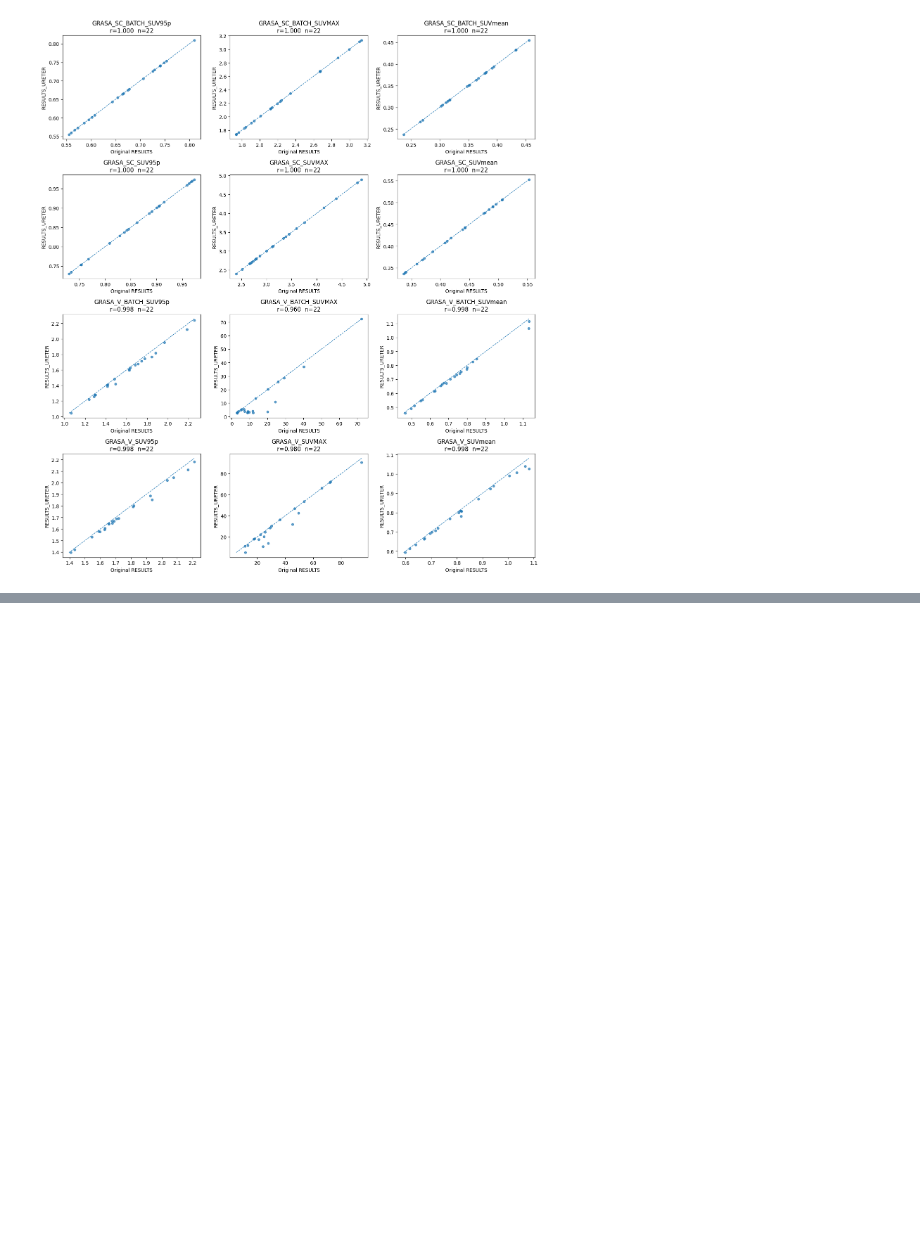
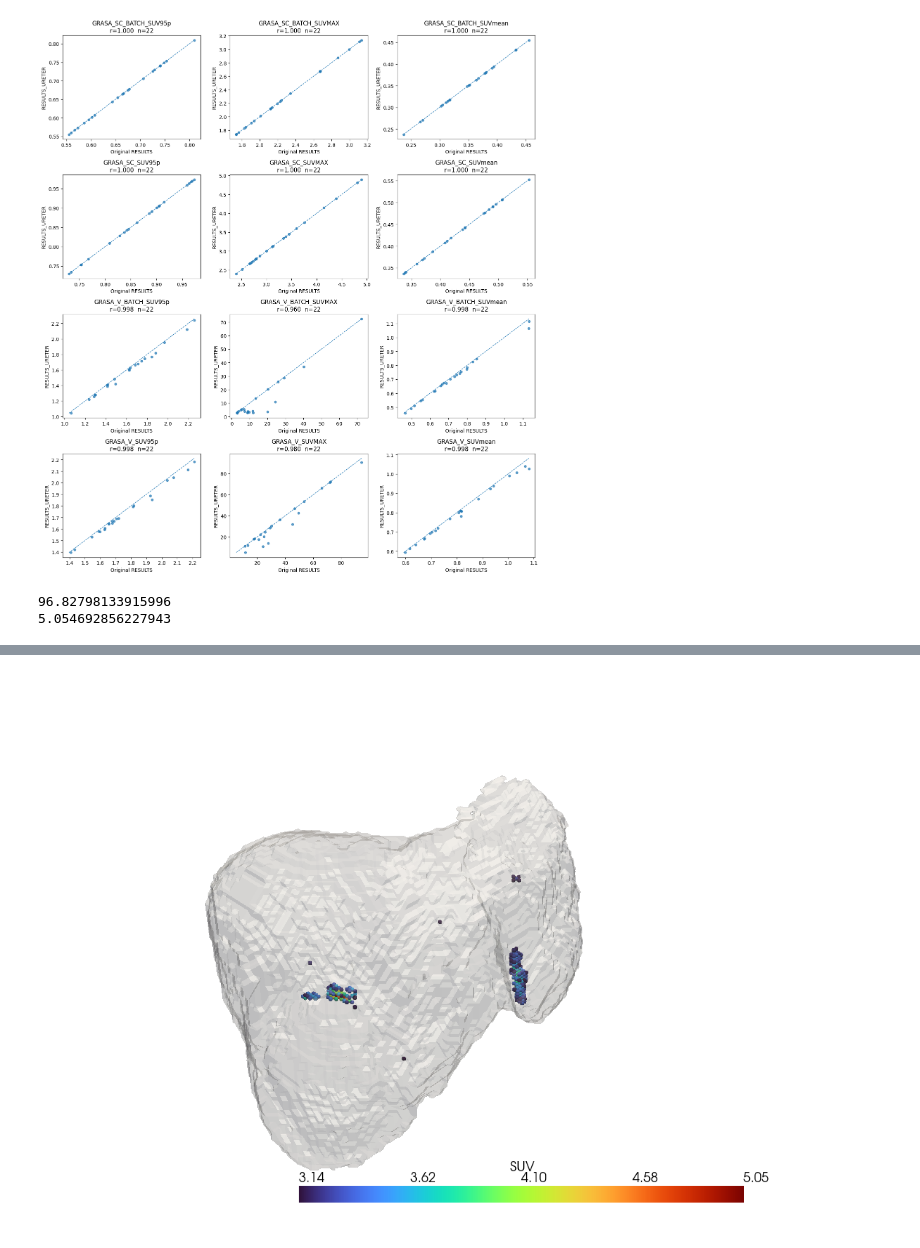
Before and after one commit to CNIC-Neuroimaging/Nvitk, a Jupyter notebook: notebooks/exploration/pesafat-pieplines/corr_no_ureter.ipynb, the cells around one changed output, grey strips where cells are left out. Cells and saved outputs as stored; diff of their text form; code cells hidden in the pictures; blank space fills up the shorter version.

Commit message:
SUV Hotspots

```diff
--- a/notebooks/exploration/pesafat-pieplines/corr_no_ureter.ipynb
+++ b/notebooks/exploration/pesafat-pieplines/corr_no_ureter.ipynb
@@ -156,3 +156,22 @@ df_cmp = load_ctpet_fat_suv_measurements(
 plot_ctpet_fat_suv_correlations(df_cmp)
 # %% [output]
 [figure]
+# %%
+from nvitk.measure.suv import suv_image
+from nvitk.transform.resampling import resample_mask_to_pet
+from nvitk.viz import show_suv_hotspots
+from nvitk import io
+
+pet    = io.imread("/data3/BIOIT_IMAGE/PESA_Fat/DATA/Visit-5-DIXON_PET-CT/DATA/NIFTI/202602_Week1/PESA413449/PT.nii.gz", axes="XYZ")
+mask   = io.imread("/data3/BIOIT_IMAGE/PESA_Fat/DATA/Visit-5-DIXON_PET-CT/RESULTS/202602_Week1/res_post_processing_ct/PESA413449/CT/ORGANS.nii.gz", axes="XYZ")
+suv    = suv_image(pet, pet.metadata)
+r_mask = resample_mask_to_pet(mask, pet)
+
+print(np.max(suv.data))
+print(np.max(np.where(r_mask.data == 1, suv.data, 0)))
+
+# Liver id = 1
+show_suv_hotspots(suv, r_mask, label_ids=(1,), hotspot="top_percent", top_percent=0.15, max_points=20000, notebook=True)
+# %% [output]
+96.82798133915996
+5.054692856227943
@@ -158,0 +179 @@ plot_ctpet_fat_suv_correlations(df_cmp)
+[figure, added]
```
Also changed, not shown: parts of 1 cell of this notebook, 6 other files.
